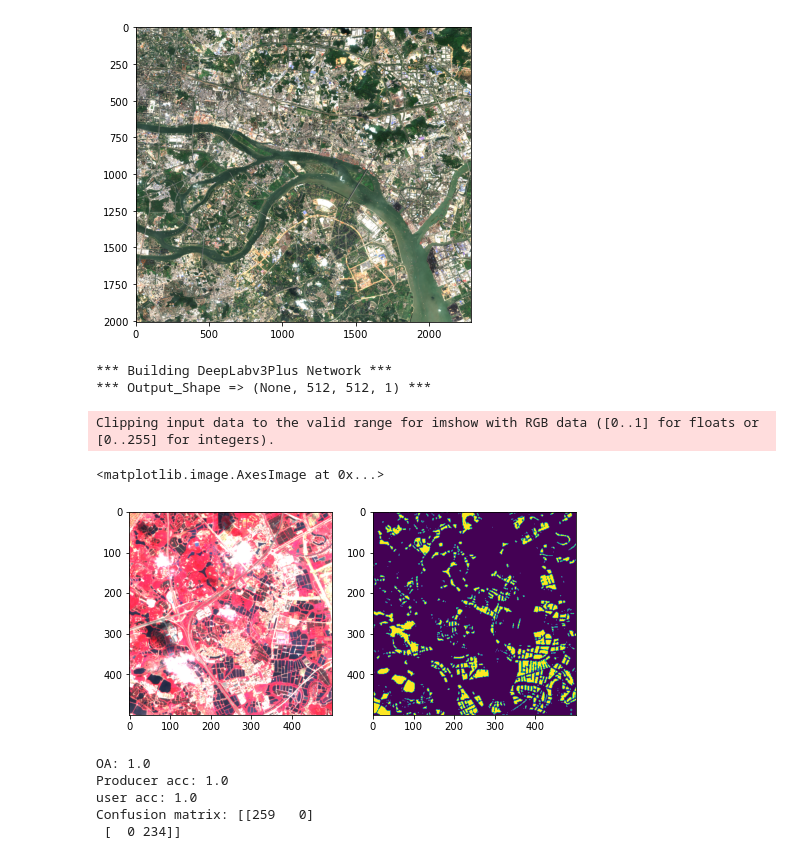
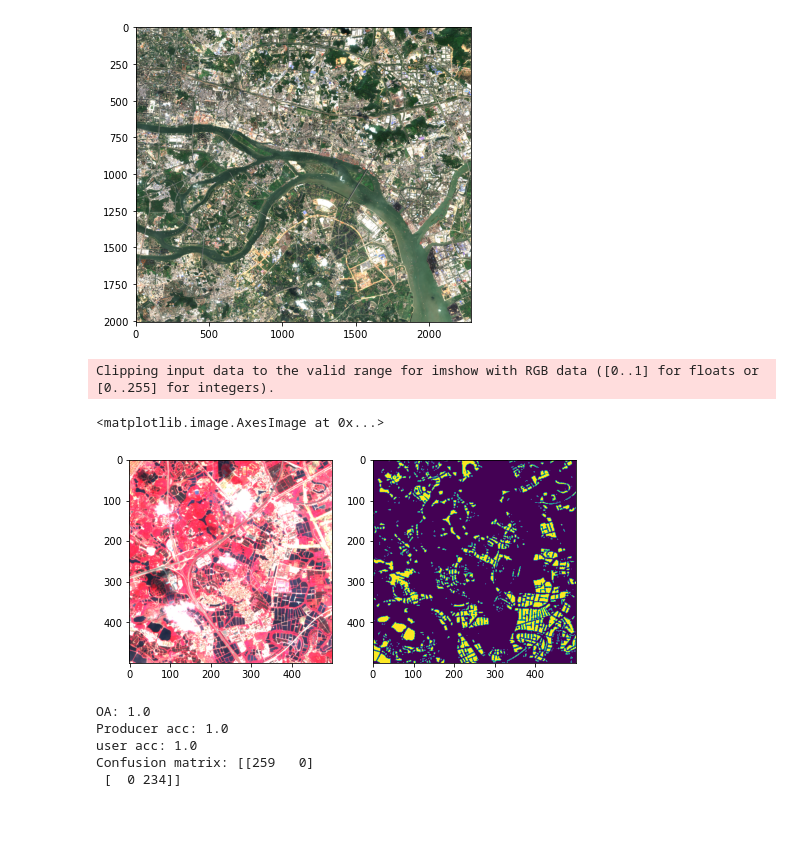
Before and after one commit to xinluo2018/WatNet, a Jupyter notebook: notebooks/infer_demo.ipynb, the cells around one changed output. Cells and saved outputs as stored; diff of their text form; code cells hidden in the pictures; blank space fills up the shorter version.

Commit message:
add watnet_infer.py

```diff
--- a/notebooks/infer_demo.ipynb
+++ b/notebooks/infer_demo.ipynb
@@ -31,6 +29,6 @@ overlay = 80  # the overlay area between neighboring patches
 # %%
 # -----Load and prepare the satellite image data -----#
-img_src, sen2_img = readTiff(path_in=path_S2_img)
+sen2_img, img_info = readTiff(path_in=path_S2_img)
 sen2_img = np.float32(np.clip(sen2_img/10000, a_min=0, a_max=1))  ## normalization
 plt.figure(figsize=(6,6))
 plt.imshow(sen2_img[:, :, (2,1,0)]*5)
@@ -38,12 +36,3 @@ plt.imshow(sen2_img[:, :, (2,1,0)]*5)
 Clipping input data to the valid range for imshow with RGB data ([0..1] for floats or [0..255] for integers).
 <matplotlib.image.AxesImage at 0x...>
 [figure]
-# %%
-###  ----- load the pretrained model -----#
-model = watnet(input_shape=(512, 512, 6), nclasses=2)
-# model = deeplabv3_plus(nclasses=2, input_shape=(512, 512, 6))
-# model = deepwatermapv2(min_width=4)
-model.load_weights(path_model)
-# %% [output]
-*** Building DeepLabv3Plus Network ***
-*** Output_Shape => (None, 512, 512, 1) ***
@@ -59,14 +39,17 @@ cla_map = np.where(pro_map>0.5, 1, 0)
+# %%
+### ---- surface water mapping by using pretrained watnet.
+water_map = watnet_infer(rsimg=sen2_img)
 # %%
 ### show the result
 plt.figure(figsize=(8,4))
 plt.subplot(1,2,1)
 plt.imshow(sen2_img[1500:2000, 1000:1500, (3,2,1)]*6.5)
 plt.subplot(1,2,2)
-plt.imshow(cla_map[1500:2000, 1000:1500, 0])
+plt.imshow(water_map[1500:2000, 1000:1500, 0])
 # %% [output]
 Clipping input data to the valid range for imshow with RGB data ([0..1] for floats or [0..255] for integers).
 <matplotlib.image.AxesImage at 0x...>
-[figure, old version]
+[figure, new version]
 # %%
 ## show the accuracy
 path_sam = 'data/test-data(demo)/val_sam.csv'
```
Also changed, not shown: parts of 7 cells of this notebook, 36 other files.
